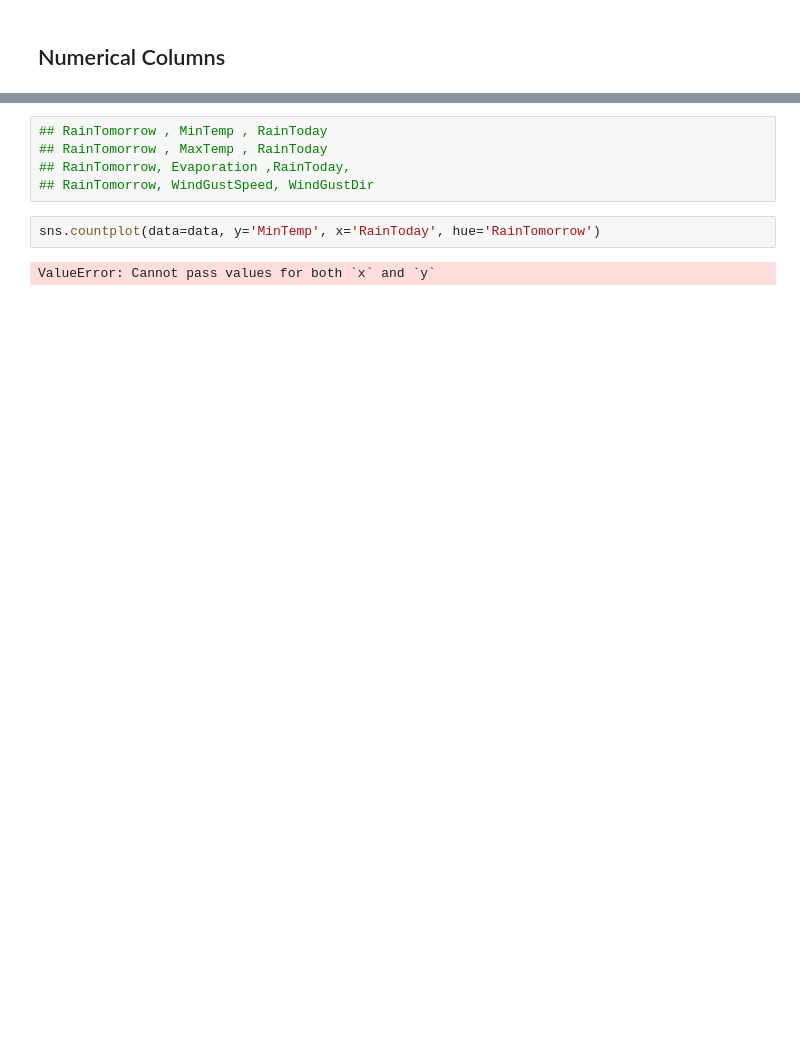
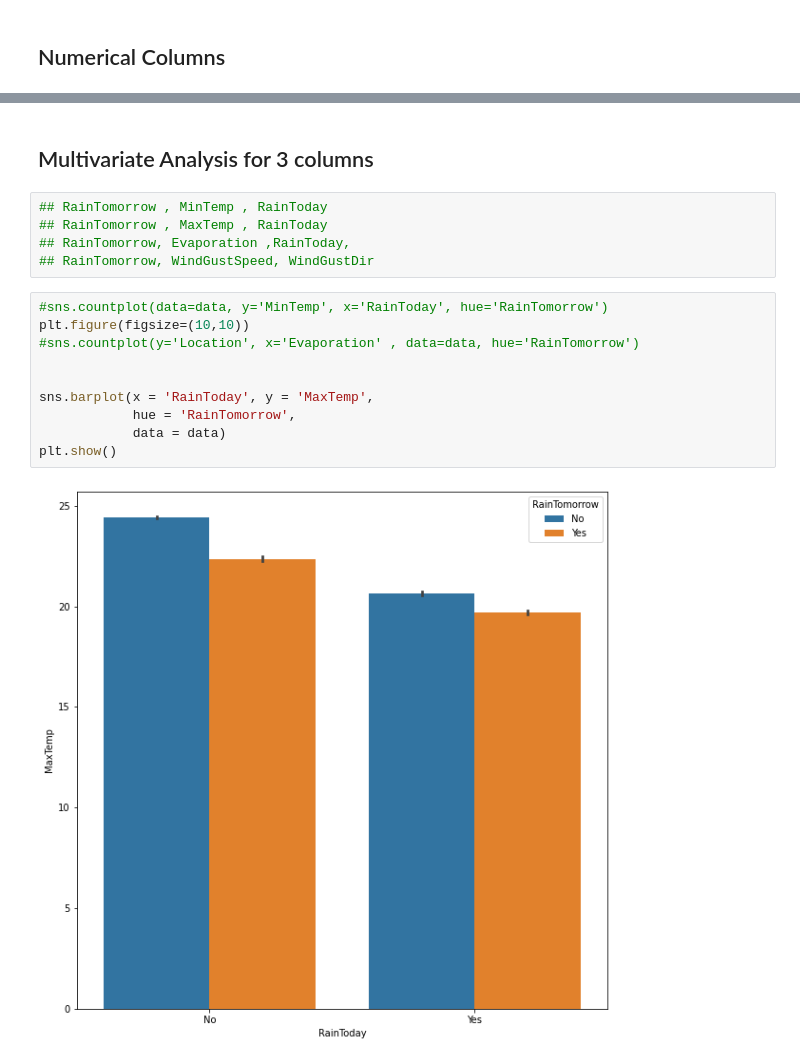
Before and after one commit to ehtisham-sadiq/Final-Year-Project-Material-, a Jupyter notebook: Week no 04/bsef19m525/Rain-Detection-Multivariate-Analysis.ipynb, the cells around one changed output, grey strips where cells are left out. Cells and saved outputs as stored; diff of their text form; blank space fills up the shorter version.

Commit message:
Multivariate 2
Multivariate 2

```diff
--- a/Week no 04/bsef19m525/Rain-Detection-Multivariate-Analysis.ipynb
+++ b/Week no 04/bsef19m525/Rain-Detection-Multivariate-Analysis.ipynb
@@ -191,9 +201,19 @@ sns.pairplot(data[num_pairs], kind='scatter', diag_kind='hist');
+# %% [markdown]
+## Multivariate Analysis for 3 columns
 # %%
 ## RainTomorrow , MinTemp , RainToday
 ## RainTomorrow , MaxTemp , RainToday
 ## RainTomorrow, Evaporation ,RainToday,
 ## RainTomorrow, WindGustSpeed, WindGustDir
 # %%
-sns.countplot(data=data, y='MinTemp', x='RainToday', hue='RainTomorrow')
+#sns.countplot(data=data, y='MinTemp', x='RainToday', hue='RainTomorrow')
+plt.figure(figsize=(10,10))
+#sns.countplot(y='Location', x='Evaporation' , data=data, hue='RainTomorrow')
+
+
+sns.barplot(x = 'RainToday', y = 'MaxTemp',
+            hue = 'RainTomorrow',
+            data = data)
+plt.show()
 # %% [output]
-ValueError: Cannot pass values for both `x` and `y`
+[figure, added]
```
Also changed, not shown: parts of 21 cells of this notebook.
